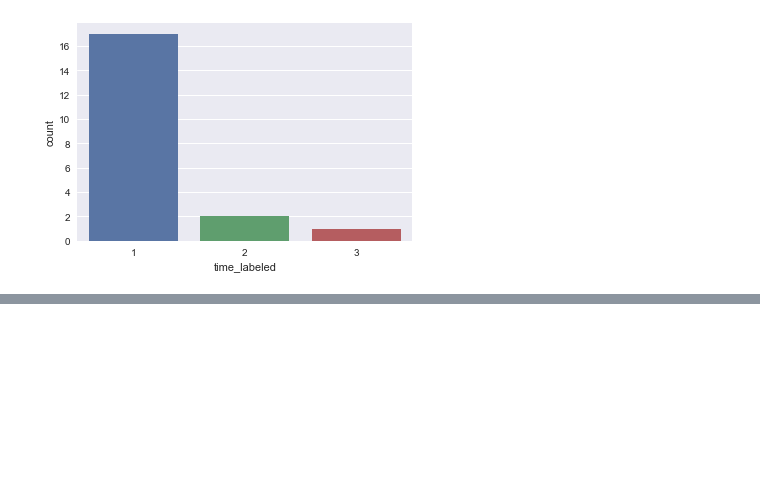
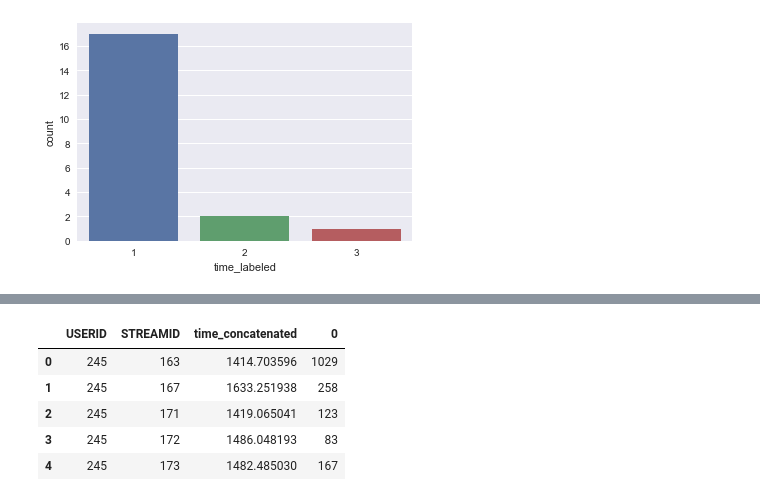
Before and after one commit to ace-racer/ContextualRecommender, a Jupyter notebook: hybird_recommender/exploration/Process raw stream views.ipynb, the cells around one changed output, grey strips where cells are left out. Drawn from its saved outputs; the diff is of its cells as text; code cells hidden in the pictures; blank space fills up the shorter version.

```diff
--- a/hybird_recommender/exploration/Process raw stream views.ipynb
+++ b/hybird_recommender/exploration/Process raw stream views.ipynb
@@ -182,0 +230,10 @@ ax = sns.countplot(x="time_labeled", data=user_views_aggr_df)
+# %%
+stream_views_grouped_df = stream_views_grouped_time_df.merge(stream_views_grouped_size_df, on = ["USERID", "STREAMID"])
+stream_views_grouped_df.head()
+# %% [output]
+|  | USERID | STREAMID | time_concatenated | 0 |
+| 0 | 245 | 163 | 1414.703596 | 1029 |
+| 1 | 245 | 167 | 1633.251938 | 258 |
+| 2 | 245 | 171 | 1419.065041 | 123 |
+| 3 | 245 | 172 | 1486.048193 | 83 |
+| 4 | 245 | 173 | 1482.485030 | 167 |
```
Also changed, not shown: parts of 11 cells of this notebook.
